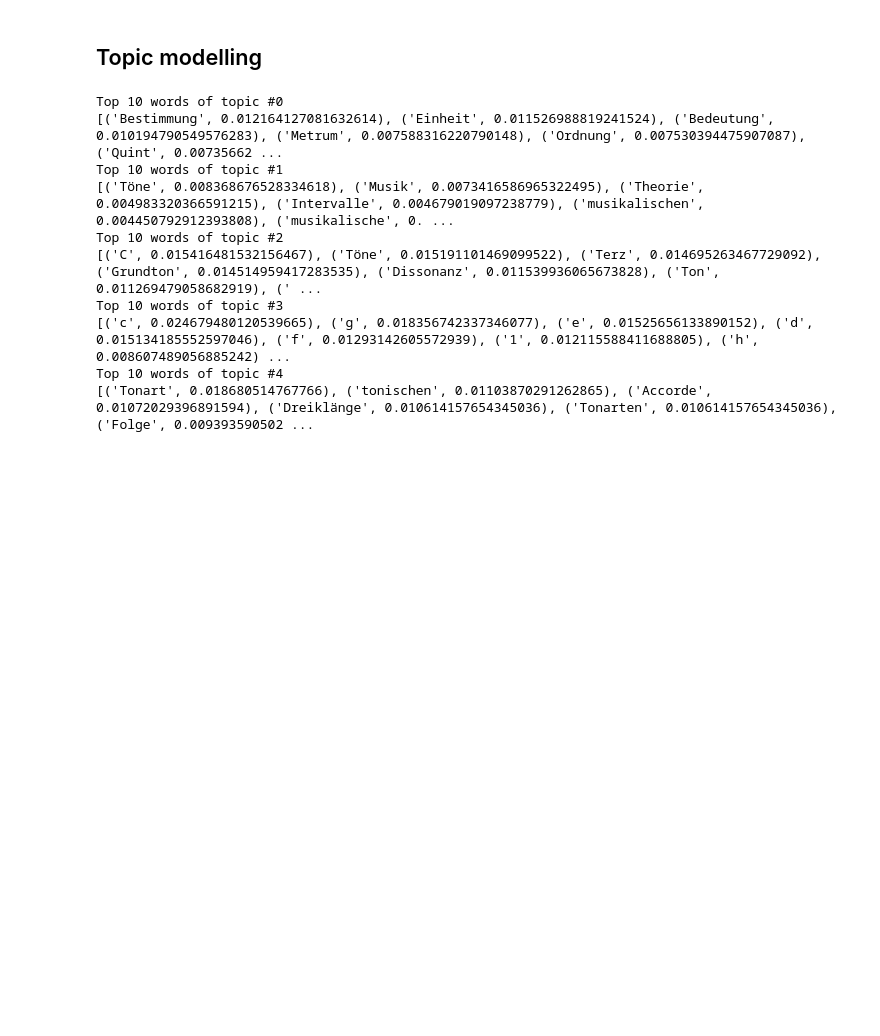
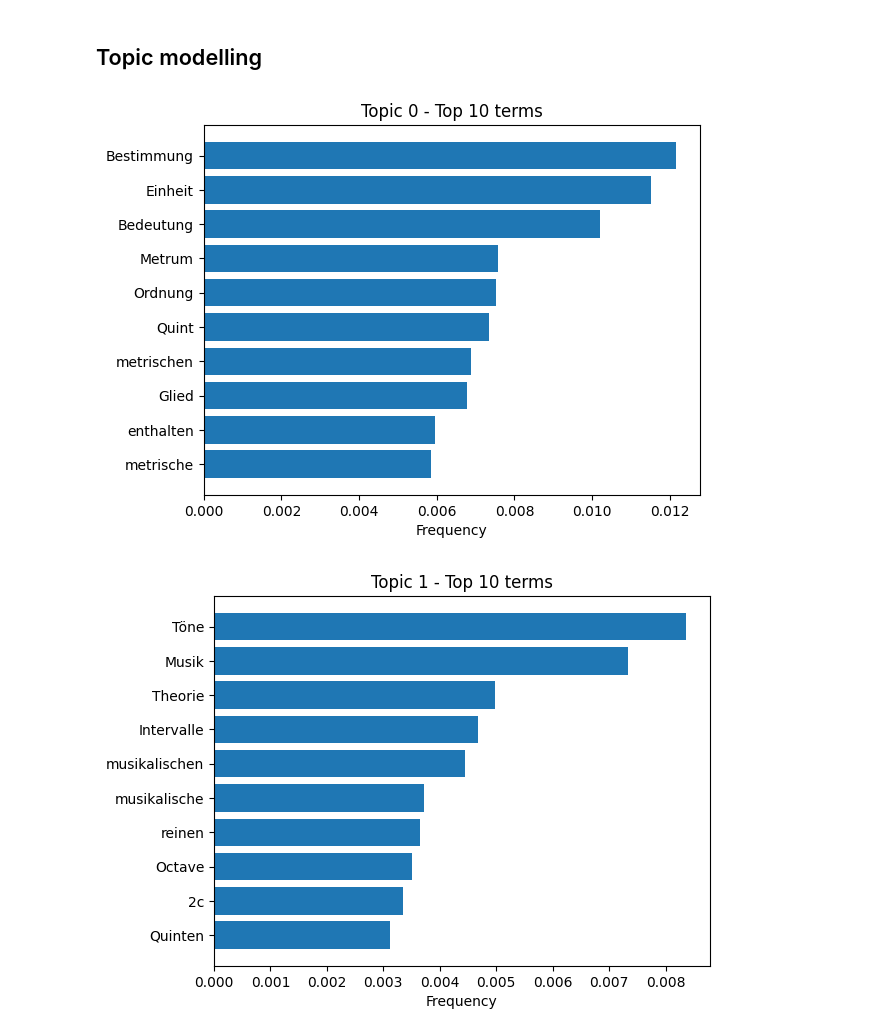
Before and after one commit to DCMLab/ddd, a Jupyter notebook: text_stats.ipynb, the cells around one changed output. Cells and saved outputs as stored; diff of their text form; code cells hidden in the pictures; blank space fills up the shorter version.

Commit message:
add figures

```diff
--- a/text_stats.ipynb
+++ b/text_stats.ipynb
@@ -146,18 +150,32 @@ for txt in texts.values():
         mdl.add_doc(words[i: i+100])
 # %%
 mdl.train(500)
-# %%
-for k in range(mdl.k):
-    print('Top 10 words of topic #{}'.format(k))
-    print(mdl.get_topic_words(k, top_n=10))
-# %% [output]
-Top 10 words of topic #0
-[('Bestimmung', 0.012164127081632614), ('Einheit', 0.011526988819241524), ('Bedeutung', 0.010194790549576283), ('Metrum', 0.007588316220790148), ('Ordnung', 0.007530394475907087), ('Quint', 0.00735662 ...
-Top 10 words of topic #1
-[('Töne', 0.008368676528334618), ('Musik', 0.0073416586965322495), ('Theorie', 0.004983320366591215), ('Intervalle', 0.004679019097238779), ('musikalischen', 0.004450792912393808), ('musikalische', 0. ...
-Top 10 words of topic #2
-[('C', 0.015416481532156467), ('Töne', 0.015191101469099522), ('Terz', 0.014695263467729092), ('Grundton', 0.014514959417283535), ('Dissonanz', 0.011539936065673828), ('Ton', 0.011269479058682919), (' ...
-Top 10 words of topic #3
-[('c', 0.024679480120539665), ('g', 0.018356742337346077), ('e', 0.01525656133890152), ('d', 0.015134185552597046), ('f', 0.01293142605572939), ('1', 0.012115588411688805), ('h', 0.008607489056885242) ...
-Top 10 words of topic #4
-[('Tonart', 0.018680514767766), ('tonischen', 0.01103870291262865), ('Accorde', 0.01072029396891594), ('Dreiklänge', 0.010614157654345036), ('Tonarten', 0.010614157654345036), ('Folge', 0.009393590502 ...
+# %%
+# Plot and save most common terms along topics
+
+for i in range(5):
+    terms = []
+    scores = []
+    for name, score in mdl.get_topic_words(i, top_n=10):
+        terms.append(name)
+        scores.append(score)
+
+    y_pos = np.arange(len(terms))
+
+    plt.rcdefaults()
+    fig, ax = plt.subplots()
+
+
+    ax.barh(y_pos, scores, align='center')
+    ax.set_yticks(y_pos)
+    ax.set_yticklabels(terms)
+    ax.invert_yaxis()  # labels read top-to-bottom
+    ax.set_xlabel('Frequency')
+    ax.set_title(f'Topic {i} - Top 10 terms')
+
+    plt.show()
+
+    fig.savefig(f'topic{i}.png')
+# %% [output]
+[figure, added]
+[figure, added]
```
Also changed, not shown: parts of 15 cells of this notebook, 7 other files.
